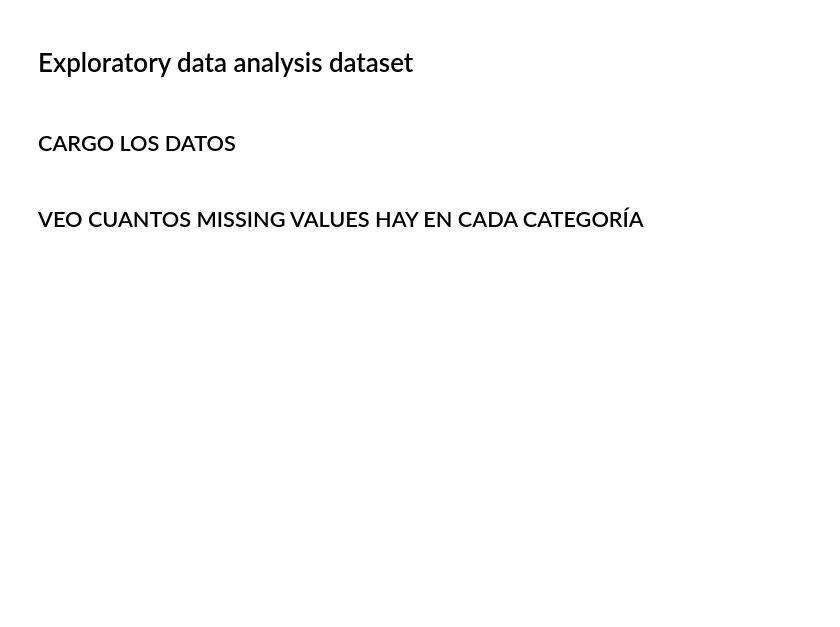
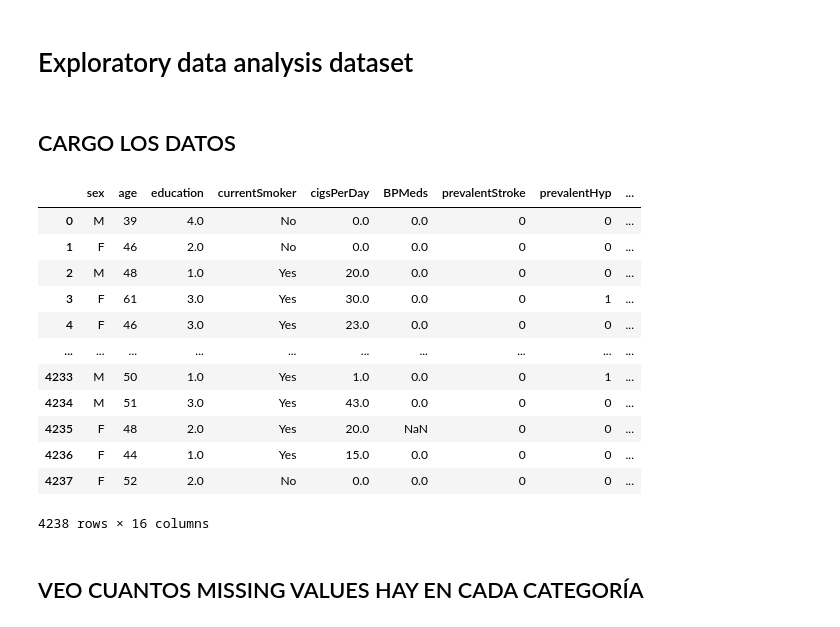
Before and after one commit to koershuis/SP_Final_Project_E, a Jupyter notebook: notebooks/1_data_summary.ipynb, the cells around one changed output. Cells and saved outputs as stored; diff of their text form; code cells hidden in the pictures; blank space fills up the shorter version.

```diff
--- a/notebooks/1_data_summary.ipynb
+++ b/notebooks/1_data_summary.ipynb
@@ -17,6 +17,22 @@ from src.cleanning import load_data
 
 # Use it (relative to the project root)
 df = load_data("../data/01_raw/coronary_disease.csv")
+# %%
+df
+# %% [output]
+|  | sex | age | education | currentSmoker | cigsPerDay | BPMeds | prevalentStroke | prevalentHyp | ... |
+| 0 | M | 39 | 4.0 | No | 0.0 | 0.0 | 0 | 0 | ... |
+| 1 | F | 46 | 2.0 | No | 0.0 | 0.0 | 0 | 0 | ... |
+| 2 | M | 48 | 1.0 | Yes | 20.0 | 0.0 | 0 | 0 | ... |
+| 3 | F | 61 | 3.0 | Yes | 30.0 | 0.0 | 0 | 1 | ... |
+| 4 | F | 46 | 3.0 | Yes | 23.0 | 0.0 | 0 | 0 | ... |
+| ... | ... | ... | ... | ... | ... | ... | ... | ... | ... |
+| 4233 | M | 50 | 1.0 | Yes | 1.0 | 0.0 | 0 | 1 | ... |
+| 4234 | M | 51 | 3.0 | Yes | 43.0 | 0.0 | 0 | 0 | ... |
+| 4235 | F | 48 | 2.0 | Yes | 20.0 | NaN | 0 | 0 | ... |
+| 4236 | F | 44 | 1.0 | Yes | 15.0 | 0.0 | 0 | 0 | ... |
+| 4237 | F | 52 | 2.0 | No | 0.0 | 0.0 | 0 | 0 | ... |
+4238 rows × 16 columns
 # %% [markdown]
 ## VEO CUANTOS MISSING VALUES HAY EN CADA CATEGORÍA
 # %%
```
Also changed, not shown: 2 other files.
